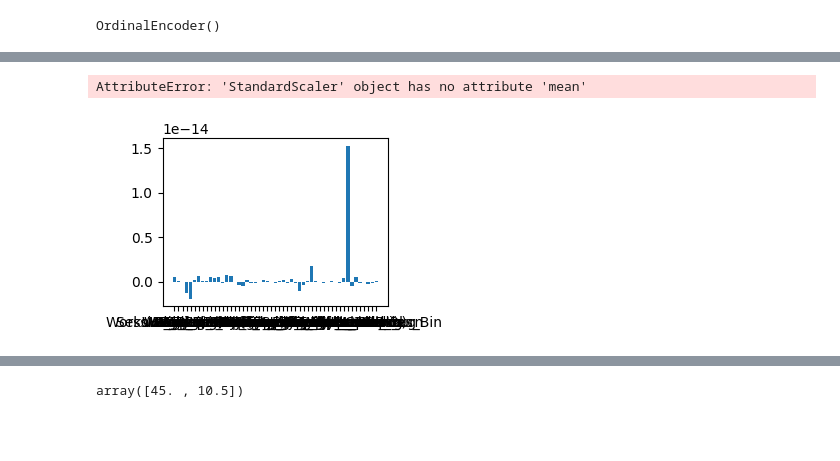
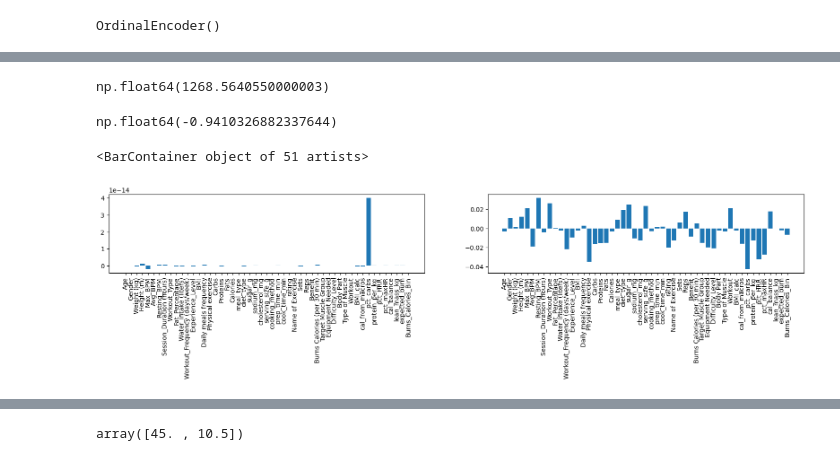
Before and after one commit to yang0709-dev/Calories-Burned-Prediction, a Jupyter notebook: main.ipynb, the cells around one changed output, grey strips where cells are left out. Cells and saved outputs as stored; diff of their text form; code cells hidden in the pictures; blank space fills up the shorter version.

Commit message:
almost finished project, plotting is very weird and got perfect 1.0 score on testing

```diff
--- a/main.ipynb
+++ b/main.ipynb
@@ -54,7 +46,7 @@ obj_cols = df.select_dtypes(include=['object']).columns
 # %%
 X,y = df.drop(columns='Calories_Burned'),df['Calories_Burned']
 # split
-X_train,X_test,y_train,y_test = train_test_split(X,y)
+X_train,X_test,y_train,y_test = train_test_split(X,y,test_size=0.2)
 # %%
 X_train.shape,y_train.shape
 # %% [output]
@@ -62,5 +54,4 @@ X_train.shape,y_train.shape
 # %%
 scaler = StandardScaler()
 X_train_scaled = scaler.fit_transform(X_train)
-X_test_scaled = scaler.fit(X_test)
-X_train_scaled
+X_test_scaled = scaler.transform(X_test)
@@ -81,13 +58,26 @@ array([[ 1.02970749, -0.99123838, -0.92988074, ..., -0.97326727,
+# %%
+y_test.mean()
+# %% [output]
+np.float64(1268.5640550000003)
+# %%
+X_train_scaled[0][0]
+# %% [output]
+np.float64(-0.9410326882337644)
 # %%
 X_plt = df.drop(columns='Calories_Burned').columns
 Y_plt = X_train_scaled.mean(axis=0)
 
+f = plt.figure()
+f.set_figwidth(20)
+f.set_figheight(5)
 plt.subplot(2,2,1)
+plt.xticks(rotation=90)
 plt.bar(X_plt,Y_plt)
 
-Y_plt_2 = X_test_scaled.mean(axis=0)
+Y_plt2 = X_test_scaled.mean(axis=0)
 plt.subplot(2,2,2)
-plt.bar(X_plt,Y_plt_2)
+plt.xticks(rotation=90)
+plt.bar(X_plt,Y_plt2)
 # %% [output]
-AttributeError: 'StandardScaler' object has no attribute 'mean'
+<BarContainer object of 51 artists>
-[figure, old version]
+[figure, new version]
```
Also changed, not shown: parts of 17 cells of this notebook.
